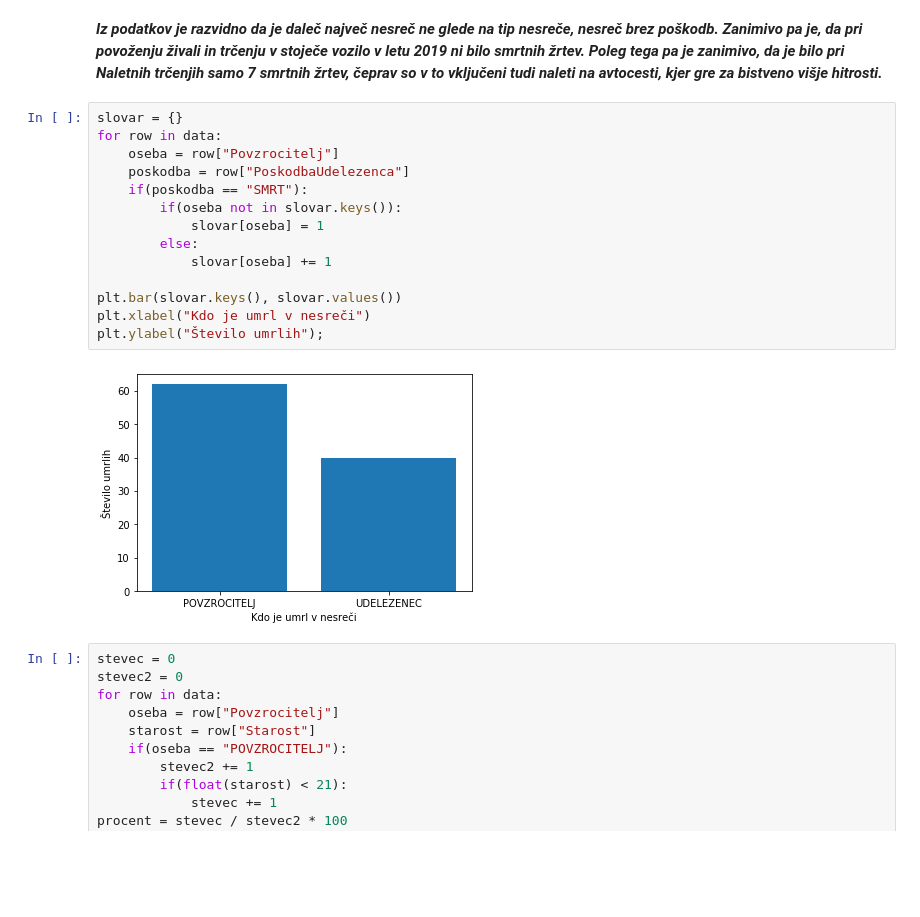
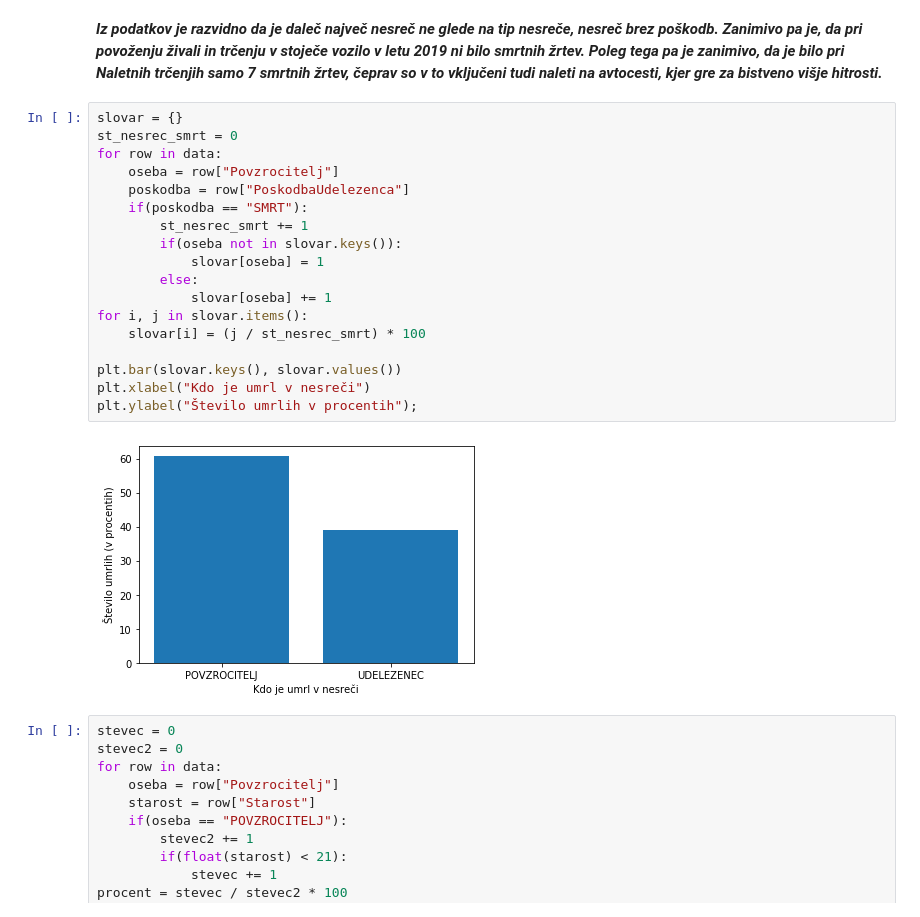
Before and after one commit to ozbej/PR20BOTGJ, a Jupyter notebook: Porocilo Jan.ipynb, the cells around one changed output. Cells and saved outputs as stored; diff of their text form; blank space fills up the shorter version.

```diff
--- a/Porocilo Jan.ipynb
+++ b/Porocilo Jan.ipynb
@@ -190,20 +190,24 @@ Povozenje zivali: {'LAZJA TELESNA POSKODBA': 38, 'HUDA TELESNA POSKODBA': 2, 'BR
 ***Iz podatkov je razvidno da je daleč največ nesreč ne glede na tip nesreče, nesreč brez poškodb. Zanimivo pa je, da pri povoženju živali in trčenju v stoječe vozilo v letu 2019 ni bilo smrtnih žrtev. Poleg tega pa je zanimivo, da je bilo pri Naletnih trčenjih samo 7 smrtnih žrtev, čeprav so v to vključeni tudi naleti na avtocesti, kjer gre za bistveno višje hitrosti.***
 # %%
 slovar = {}
+st_nesrec_smrt = 0
 for row in data:
     oseba = row["Povzrocitelj"]
     poskodba = row["PoskodbaUdelezenca"]
     if(poskodba == "SMRT"):
+        st_nesrec_smrt += 1
         if(oseba not in slovar.keys()):
             slovar[oseba] = 1
         else:
             slovar[oseba] += 1
+for i, j in slovar.items():
+    slovar[i] = (j / st_nesrec_smrt) * 100
 
 plt.bar(slovar.keys(), slovar.values())
 plt.xlabel("Kdo je umrl v nesreči")
-plt.ylabel("Število umrlih");
+plt.ylabel("Število umrlih v procentih");
 # %% [output]
-[figure, old version]
+[figure, new version]
 # %%
 stevec = 0
 stevec2 = 0
```
